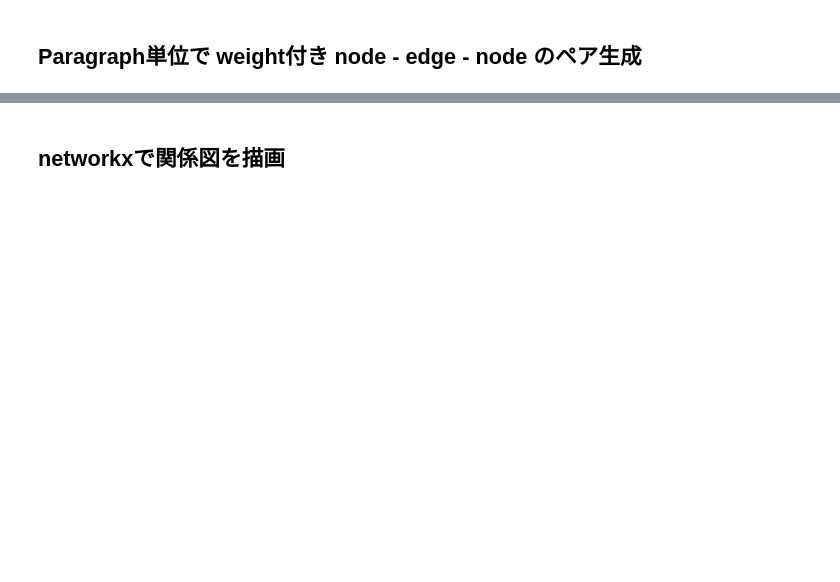
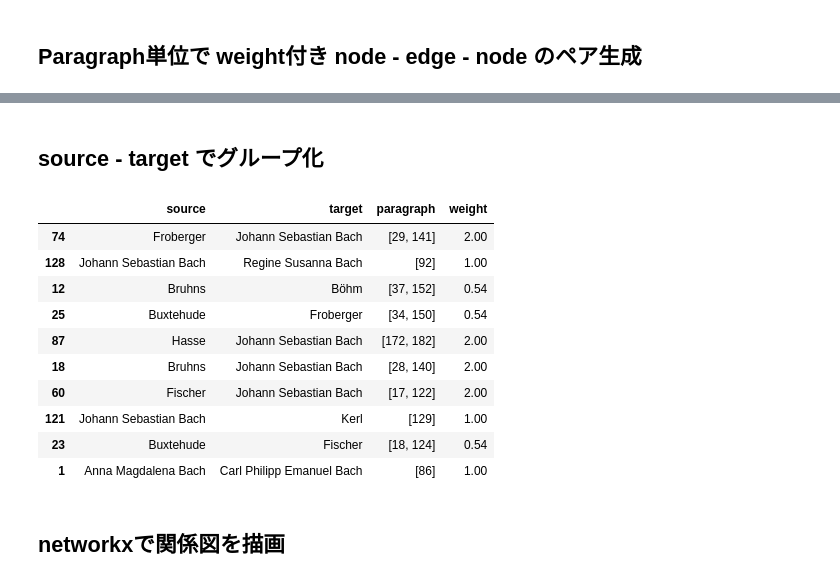
Before and after one commit to araobp/Learning-MarTech, a Jupyter notebook: spaCy/spaCy_networkx3.ipynb, the cells around one changed output, grey strips where cells are left out. Cells and saved outputs as stored; diff of their text form; code cells hidden in the pictures; blank space fills up the shorter version.

```diff
--- a/spaCy/spaCy_networkx3.ipynb
+++ b/spaCy/spaCy_networkx3.ipynb
@@ -298,3 +312,23 @@ relationships_df.sample(10)
+# %% [markdown]
+## source - target でグループ化
+# %%
+relationships_df = df.reset_index().groupby(['source', 'target'])[['index', 'weight']].agg(list)
+relationships_df['weight'] = relationships_df['weight'].apply(sum)
+relationships_df = relationships_df.rename(columns={'index': 'paragraph'})
+relationships_df = relationships_df.reset_index()
+relationships_df.sample(10)
+# %% [output]
+|  | source | target | paragraph | weight |
+| 74 | Froberger | Johann Sebastian Bach | [29, 141] | 2.00 |
+| 128 | Johann Sebastian Bach | Regine Susanna Bach | [92] | 1.00 |
+| 12 | Bruhns | Böhm | [37, 152] | 0.54 |
+| 25 | Buxtehude | Froberger | [34, 150] | 0.54 |
+| 87 | Hasse | Johann Sebastian Bach | [172, 182] | 2.00 |
+| 18 | Bruhns | Johann Sebastian Bach | [28, 140] | 2.00 |
+| 60 | Fischer | Johann Sebastian Bach | [17, 122] | 2.00 |
+| 121 | Johann Sebastian Bach | Kerl | [129] | 1.00 |
+| 23 | Buxtehude | Fischer | [18, 124] | 0.54 |
+| 1 | Anna Magdalena Bach | Carl Philipp Emanuel Bach | [86] | 1.00 |
 # %% [markdown]
 ## networkxで関係図を描画
 # %%
```
Also changed, not shown: parts of 14 cells of this notebook, 4 other files.
